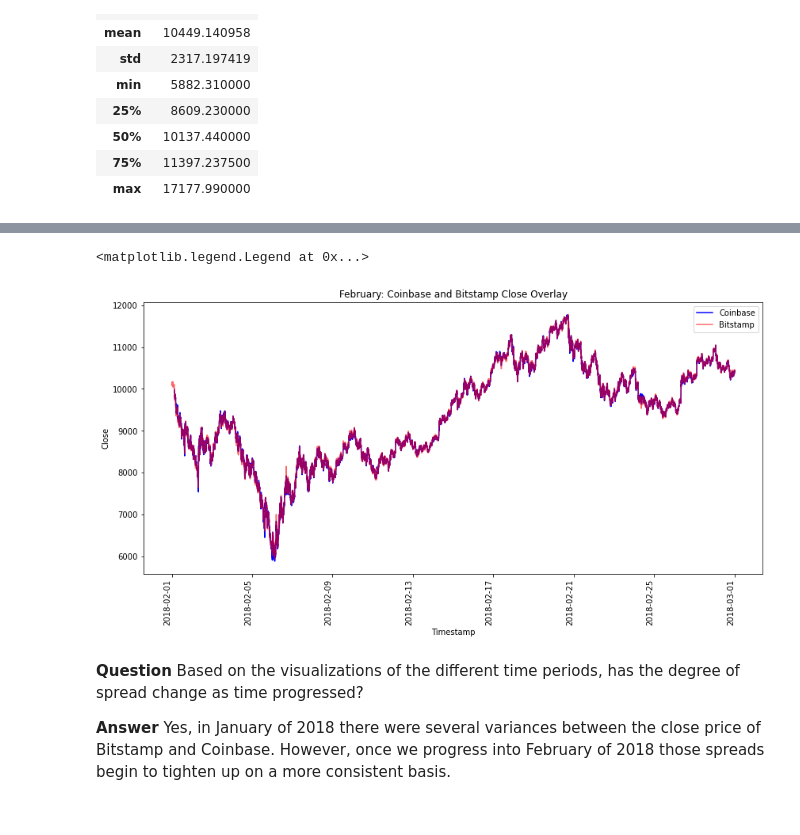
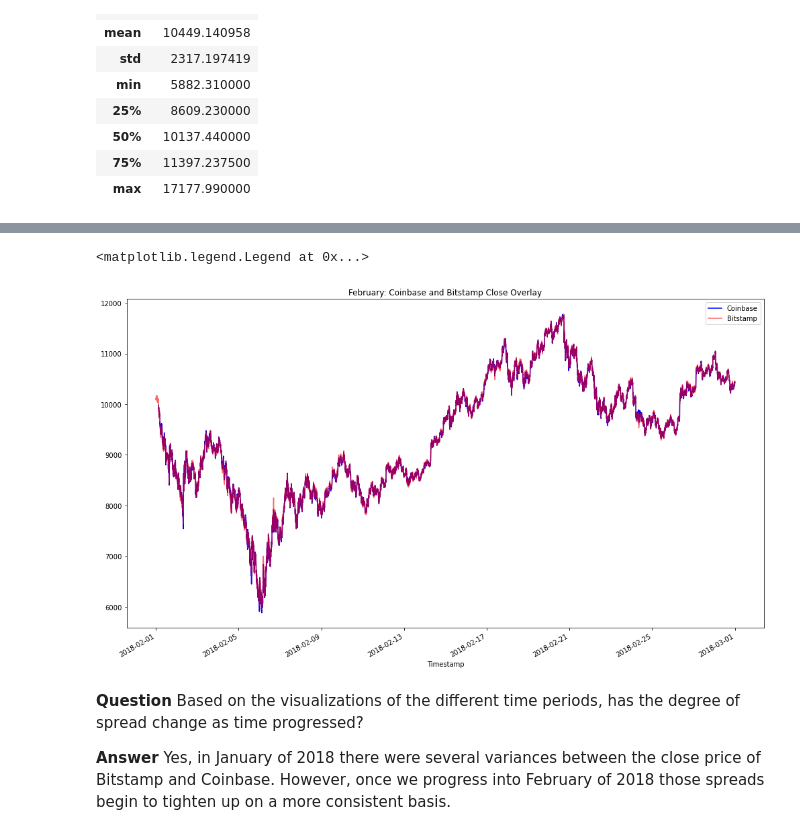
Before and after one commit to scottslusher/Crypto-Arbitrage, a Jupyter notebook: Starter_Code/Starter_Code/crypto_arbitrage.ipynb, the cells around one changed output, grey strips where cells are left out. Saved outputs shown, nothing was run; the diff lists cells and outputs as text; code cells hidden in the pictures.

```diff
--- a/Starter_Code/Starter_Code/crypto_arbitrage.ipynb
+++ b/Starter_Code/Starter_Code/crypto_arbitrage.ipynb
@@ -301,12 +304,13 @@ bitstamp_sliced['Close'].loc['2018-01-01':'2018-01-31'].plot(figsize=(14,7), tit
 # %%
 # Using the loc and plot functions, create an overlay plot that visualizes
 # the price action of both DataFrames for a one month period later in the dataset
 # Be sure to include the parameters: legend, figure size, title, and color and label
-coinbase_sliced['Close'].loc['2018-02-01':'2018-02-28'].plot(figsize=(14,7), rot=90, color="blue")
-bitstamp_sliced['Close'].loc['2018-02-01':'2018-02-28'].plot(figsize=(14,7), title="February: Coinbase and Bitstamp Close Overlay", rot=90, color="red", ylabel="Close", alpha=0.6).legend(["Coinbase", "Bitstamp"])
+ax = coinbase_sliced['Close'].loc['2018-02-01':'2018-02-28'].plot(figsize=(17, 10), rot=90, color="blue", title="February: Coinbase and Bitstamp Close Overlay")
+bitstamp_sliced['Close'].loc['2018-02-01':'2018-02-28'].plot(ax=ax, color="red", alpha=0.6)
+ax.legend(["Coinbase", "Bitstamp"])
 # %% [output]
 <matplotlib.legend.Legend at 0x...>
-[figure, old version]
+[figure, new version]
 # %% [markdown]
 **Question** Based on the visualizations of the different time periods, has the degree of spread change as time progressed?
 
```
Also changed, not shown: parts of 13 cells of this notebook.
